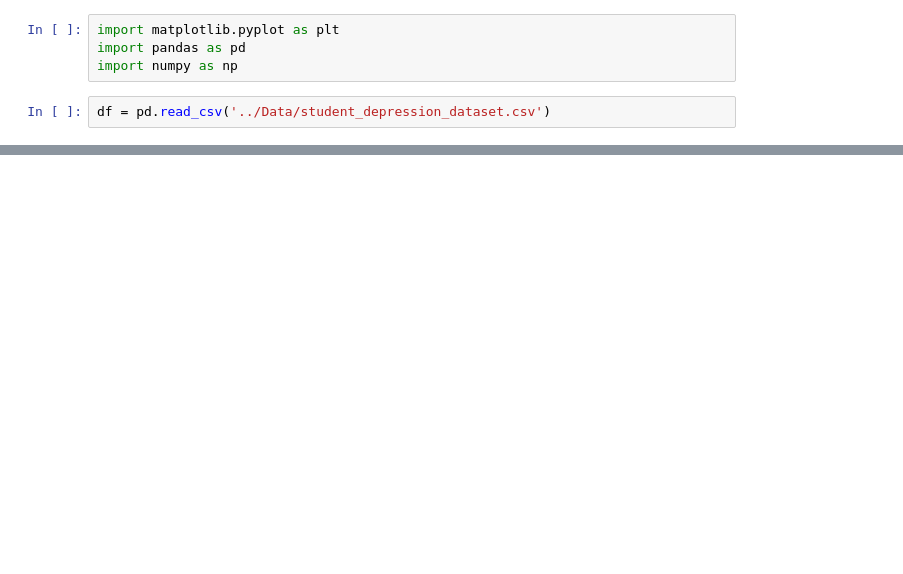
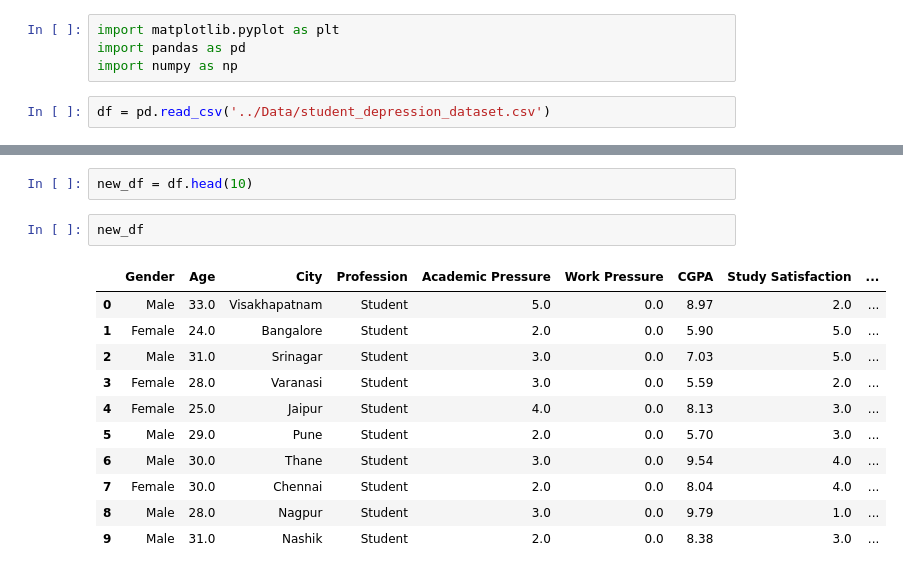
Before and after one commit to felixkdharma/Python, a Jupyter notebook: Training/Data Visualiztion.ipynb, the cells around one changed output, grey strips where cells are left out. Saved outputs shown, nothing was run; the diff lists cells and outputs as text; blank space fills up the shorter version.

```diff
--- a/Training/Data Visualiztion.ipynb
+++ b/Training/Data Visualiztion.ipynb
@@ -54,0 +52,16 @@ df = pd.read_csv('../Data/student_depression_dataset.csv')
+# %%
+new_df = df.head(10)
+# %%
+new_df
+# %% [output]
+|  | Gender | Age | City | Profession | Academic Pressure | Work Pressure | CGPA | Study Satisfaction | ... |
+| 0 | Male | 33.0 | Visakhapatnam | Student | 5.0 | 0.0 | 8.97 | 2.0 | ... |
+| 1 | Female | 24.0 | Bangalore | Student | 2.0 | 0.0 | 5.90 | 5.0 | ... |
+| 2 | Male | 31.0 | Srinagar | Student | 3.0 | 0.0 | 7.03 | 5.0 | ... |
+| 3 | Female | 28.0 | Varanasi | Student | 3.0 | 0.0 | 5.59 | 2.0 | ... |
+| 4 | Female | 25.0 | Jaipur | Student | 4.0 | 0.0 | 8.13 | 3.0 | ... |
+| 5 | Male | 29.0 | Pune | Student | 2.0 | 0.0 | 5.70 | 3.0 | ... |
+| 6 | Male | 30.0 | Thane | Student | 3.0 | 0.0 | 9.54 | 4.0 | ... |
+| 7 | Female | 30.0 | Chennai | Student | 2.0 | 0.0 | 8.04 | 4.0 | ... |
+| 8 | Male | 28.0 | Nagpur | Student | 3.0 | 0.0 | 9.79 | 1.0 | ... |
+| 9 | Male | 31.0 | Nashik | Student | 2.0 | 0.0 | 8.38 | 3.0 | ... |
```
Also changed, not shown: parts of 6 cells of this notebook.
